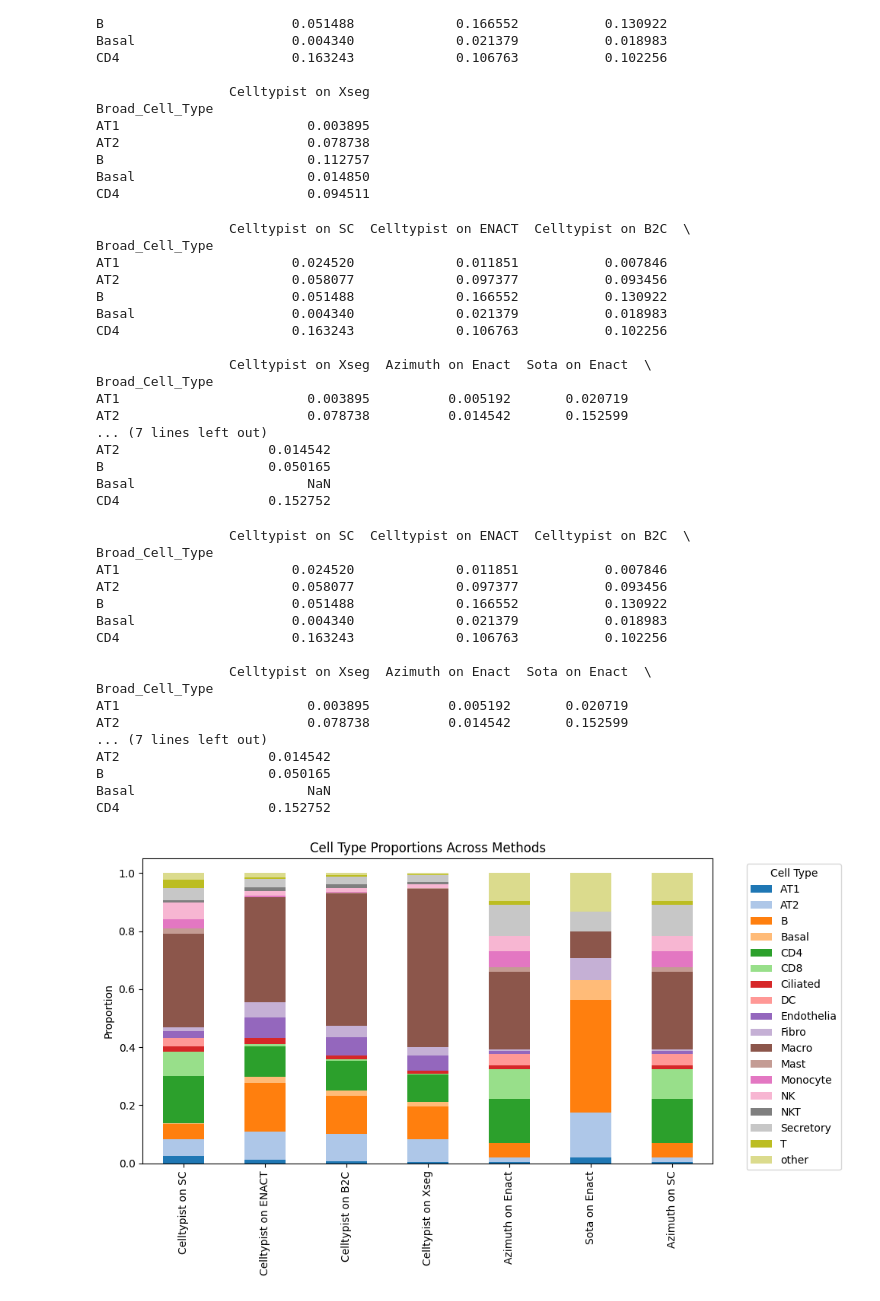
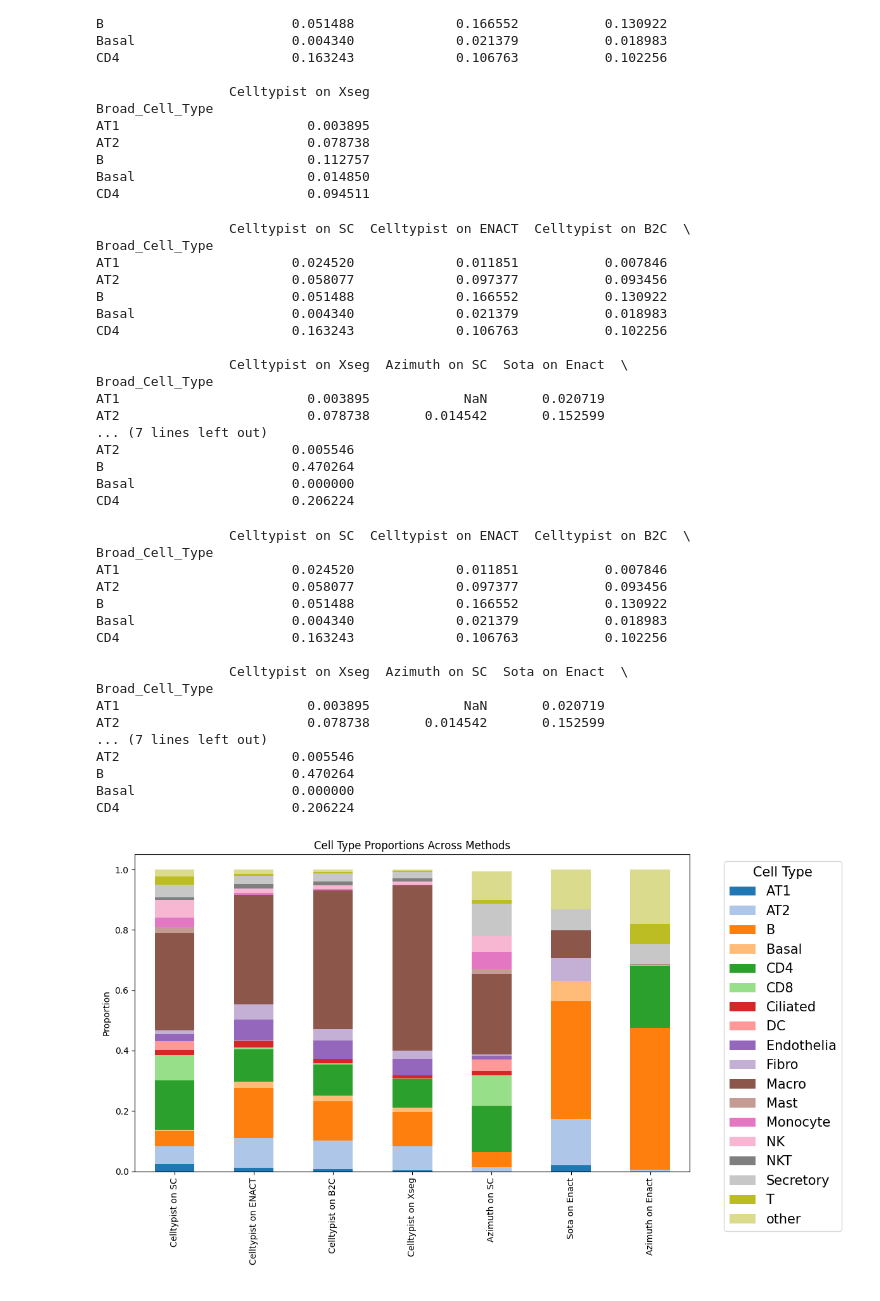
Before and after one commit to RaphaelDeGottardi/MasterThesis, a Jupyter notebook: Benchmarking pipeline/CellTypeAssignment metrics/CelltypeProportions.ipynb, the cells around one changed output. Drawn from its saved outputs; the diff is of its cells as text; code cells hidden in the pictures.

Commit message:
Recomputed cell area and printed legend

```diff
--- a/Benchmarking pipeline/CellTypeAssignment metrics/CelltypeProportions.ipynb
+++ b/Benchmarking pipeline/CellTypeAssignment metrics/CelltypeProportions.ipynb
@@ -43,7 +43,7 @@ Basal                      0.014850
 CD4                        0.094511
 # %%
 # Load the new dataframe
-df_new = pd.read_csv('./Azimuth/azimuth_simplified_proportions.csv')
+df_new = pd.read_csv('./Azimuth/azimuth_proportions.csv')
 
 # Map the cell_type labels to the broad/general cell types using cell_type_map
 df_new['Broad_Cell_Type'] = df_new['Cell Type'].map(cell_type_map).fillna(df_new['Cell Type'])
@@ -52,7 +52,8 @@ df_new['Broad_Cell_Type'] = df_new['Cell Type'].map(cell_type_map).fillna(df_new
 df_new_indexed = df_new.set_index('Broad_Cell_Type')
 
 # Append the proportion column to normalized_aggregated
-normalized_aggregated['Azimuth on SC'] = df_new_indexed['Proportion']
+normalized_aggregated['Azimuth on SC'] = df_new_indexed['SC']
+normalized_aggregated['Azimuth on Enact'] = df_new_indexed['Enact']
 
 print(normalized_aggregated.head())
 # %% [output]
@@ -64,15 +65,15 @@ B                        0.051488             0.166552           0.130922
 Basal                    0.004340             0.021379           0.018983
 CD4                      0.163243             0.106763           0.102256
 
-                 Celltypist on Xseg  Azimuth on Enact  Sota on Enact  \
+                 Celltypist on Xseg  Azimuth on SC  Sota on Enact  \
 Broad_Cell_Type
-AT1                        0.003895          0.005192       0.020719
-AT2                        0.078738          0.014542       0.152599
+AT1                        0.003895            NaN       0.020719
+AT2                        0.078738       0.014542       0.152599
 ... (7 lines left out)
-AT2                   0.014542
-B                     0.050165
-Basal                      NaN
-CD4                   0.152752
+AT2                      0.005546
+B                        0.470264
+Basal                    0.000000
+CD4                      0.206224
 # %%
 # Load the new dataframe
 df_new = pd.read_csv('./Classical Annotation/cell_type_proportions.csv')
@@ -84,7 +85,7 @@ df_new['Broad_Cell_Type'] = df_new['cell_type'].map(cell_type_map).fillna(df_new
 df_new_indexed = df_new.set_index('Broad_Cell_Type')
 
 # Append the proportion column to normalized_aggregated
-normalized_aggregated['Sota on Enact'] = df_new_indexed['proportion']
+normalized_aggregated['Sota on Enact'] = df_new_indexed['Enact']
 
 print(normalized_aggregated.head())
 # %% [output]
@@ -96,35 +97,35 @@ B                        0.051488             0.166552           0.130922
 Basal                    0.004340             0.021379           0.018983
 CD4                      0.163243             0.106763           0.102256
 
-                 Celltypist on Xseg  Azimuth on Enact  Sota on Enact  \
+                 Celltypist on Xseg  Azimuth on SC  Sota on Enact  \
 Broad_Cell_Type
-AT1                        0.003895          0.005192       0.020719
-AT2                        0.078738          0.014542       0.152599
+AT1                        0.003895            NaN       0.020719
+AT2                        0.078738       0.014542       0.152599
 ... (7 lines left out)
-AT2                   0.014542
-B                     0.050165
-Basal                      NaN
-CD4                   0.152752
+AT2                      0.005546
+B                        0.470264
+Basal                    0.000000
+CD4                      0.206224
 # %%
 # Plot stacked bar chart for broad cell type proportions
 colors = plt.cm.tab20.colors  # Use a colormap with enough distinct colors
 cell_types =np.sort(normalized_aggregated.index)
 methods = normalized_aggregated.columns
 
 # Assign a color to each cell type
 color_map = {cell_type: colors[i % len(colors)] for i, cell_type in enumerate(cell_types)}
 
 ax = normalized_aggregated.T.plot(
     kind='bar',
     stacked=True,
-    figsize=(10, 6),
+    figsize=(12, 7),
     color=[color_map[ct] for ct in cell_types]
 )
 
 plt.ylabel('Proportion')
 plt.title('Cell Type Proportions Across Methods')
-plt.legend(title='Cell Type', bbox_to_anchor=(1.05, 1), loc='upper left')
+plt.legend(title='Cell Type', bbox_to_anchor=(1.05, 1), loc='upper left', fontsize=15, title_fontsize=15)
 plt.tight_layout()
 plt.show()
 # %% [output]
-[figure, old version]
+[figure, new version]
```
